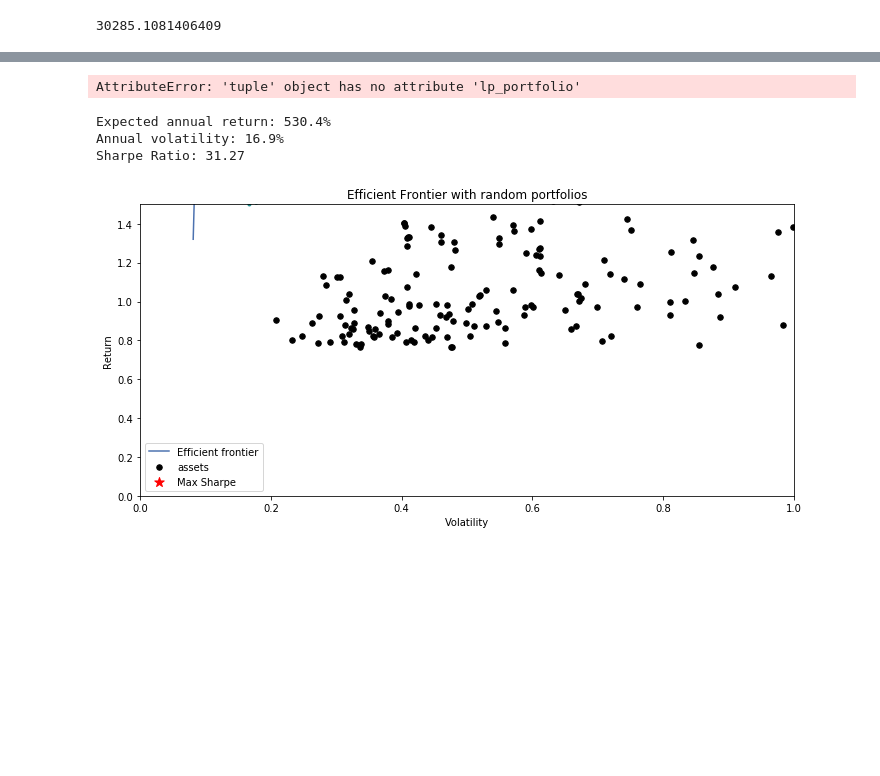
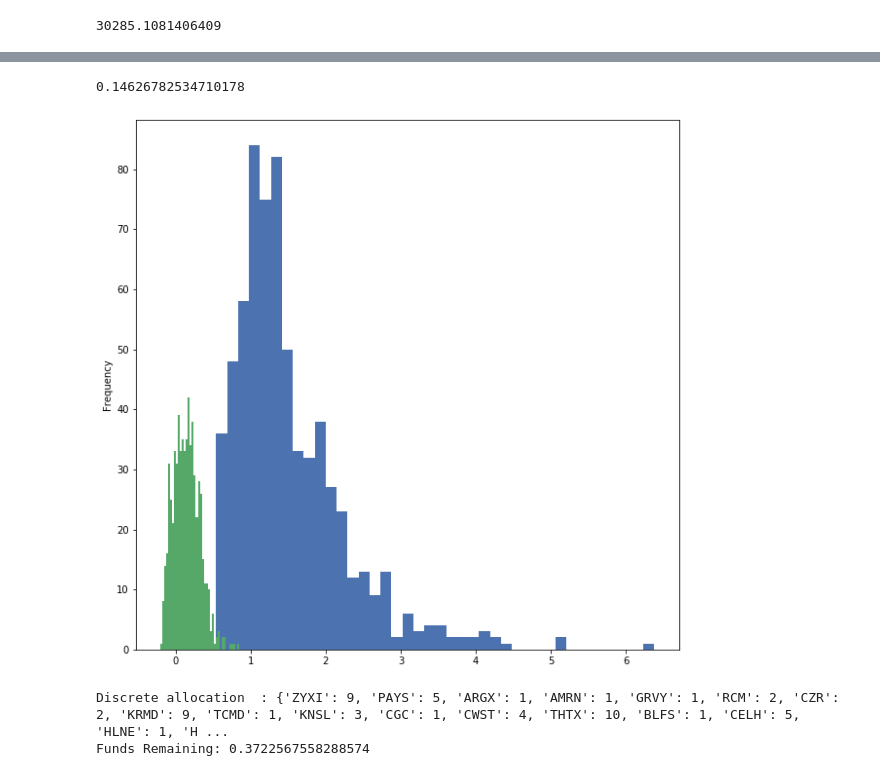
Before and after one commit to pat42w/EF_Portfolio_Optimization, a Jupyter notebook: Pat_Testing_nb.ipynb, the cells around one changed output, grey strips where cells are left out. Drawn from its saved outputs; the diff is of its cells as text; code cells hidden in the pictures; blank space fills up the shorter version.

```diff
--- a/Pat_Testing_nb.ipynb
+++ b/Pat_Testing_nb.ipynb
@@ -184,49 +226,23 @@ Wall time: 233 ms
+# %%
+#plot epected vs actual returns
+df_test.Expected_returns.plot.hist(bins=40)
+df_test.Actual_returns.plot.hist(bins=40)
+df_test.Actual_returns.mean()
+# %% [output]
+0.14626782534710178
+[figure, added]
 # %%
-# Get the discrete allocation of each share per stock
+# Get the discrete allocation of each share per stock notused
 from pypfopt.discrete_allocation import DiscreteAllocation, get_latest_prices
 
 portfolio_val = 3000
 latest_prices=get_latest_prices(df)
 weights=cl_weights
-da=DiscreteAllocation(weights,latest_prices,total_portfolio_value=portfolio_val).greedy_portfolio()
+da=DiscreteAllocation(weights,latest_prices,total_portfolio_value=portfolio_val)
 allocation, leftover = da.lp_portfolio()
 
 print('Discrete allocation  :', allocation)
 print('Funds Remaining:', leftover)
 # %% [output]
-AttributeError: 'tuple' object has no attribute 'lp_portfolio'
+Discrete allocation  : {'ZYXI': 9, 'PAYS': 5, 'ARGX': 1, 'AMRN': 1, 'GRVY': 1, 'RCM': 2, 'CZR': 2, 'KRMD': 9, 'TCMD': 1, 'KNSL': 3, 'CGC': 1, 'CWST': 4, 'THTX': 10, 'BLFS': 1, 'CELH': 5, 'HLNE': 1, 'H ...
+Funds Remaining: 0.3722567558288574
-# %%
-#Graphing
-
-ef = EfficientFrontier(mu, S)
-
-
-fig, ax = plt.subplots()
-plotting.plot_efficient_frontier(ef, ax=ax, show_assets=True)
-
-# Find the tangency portfolio
-ef.max_sharpe()
-ef.clean_weights()
-ret_tangent, std_tangent, _ = ef.portfolio_performance(verbose=True)
-ax.scatter(std_tangent, ret_tangent, marker="*", s=100, c="r", label="Max Sharpe")
-
-# Generate random portfolios
-n_samples = 10000
-w = np.random.dirichlet(np.ones(len(mu)), n_samples)
-rets = w.dot(mu)
-stds = np.sqrt(np.diag(w @ S @ w.T))
-sharpes = rets/ stds
-ax.scatter(stds, rets, marker=".", c=sharpes, cmap="viridis_r")
-
-# Output
-ax.set_title("Efficient Frontier with random portfolios")
-ax.legend()
-ax.set_xlim([0, 1])
-ax.set_ylim([0, 1.5])
-plt.tight_layout()
-plt.show()
-# %% [output]
-Expected annual return: 530.4%
-Annual volatility: 16.9%
-Sharpe Ratio: 31.27
-[figure, removed]
```
Also changed, not shown: parts of 9 cells of this notebook, 1 other file.
